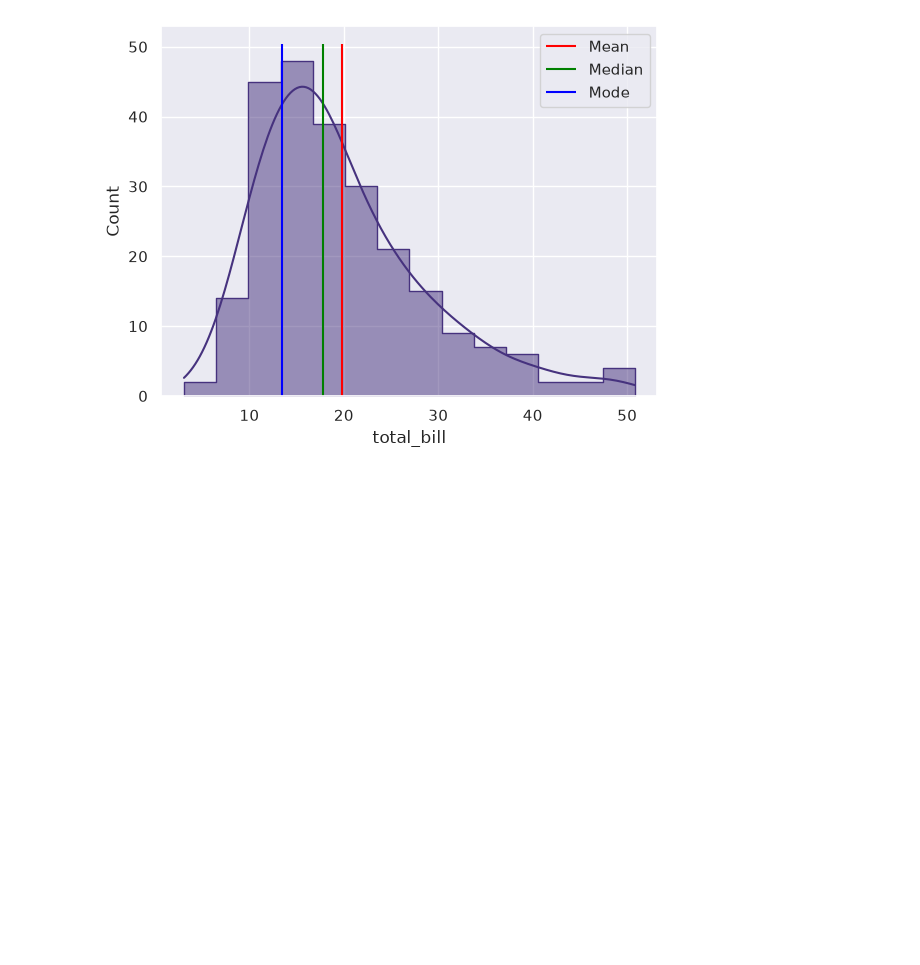
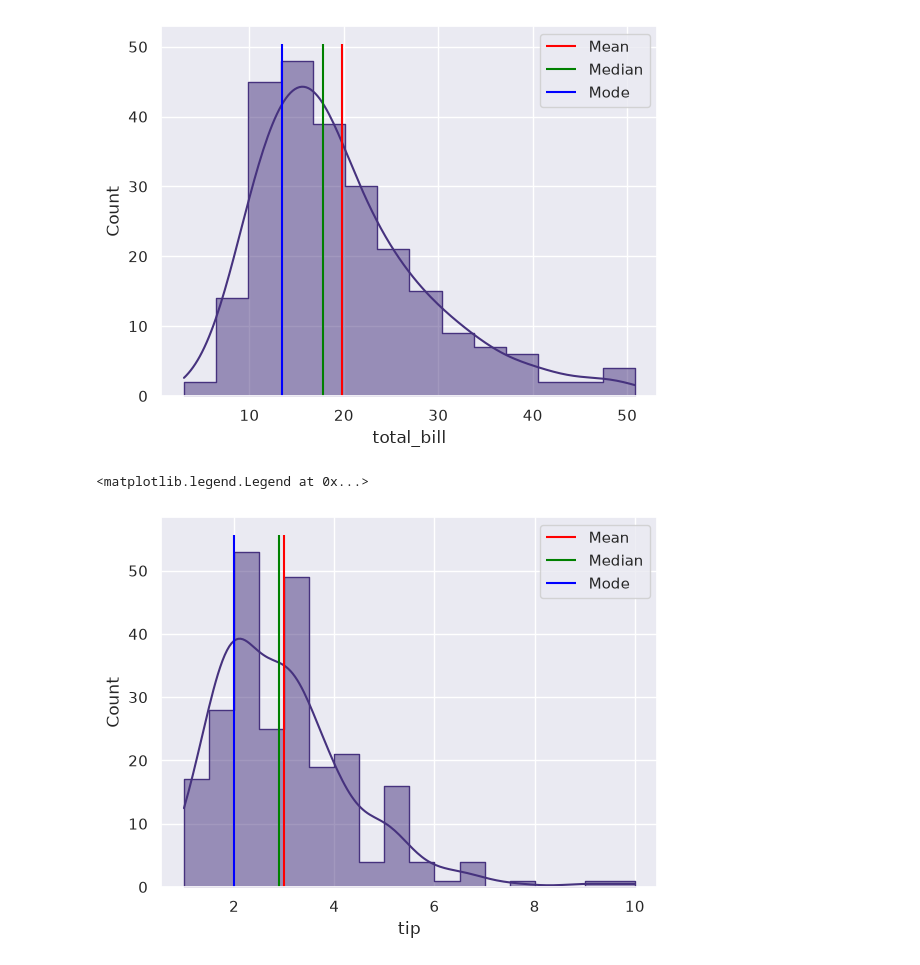
Before and after one commit to amir-razmi/tips-dataset-regression, a Jupyter notebook: notebooks/2-data-visualization.ipynb, the cells around one changed output. Saved outputs shown, nothing was run; the diff lists cells and outputs as text; code cells hidden in the pictures; blank space fills up the shorter version.

Commit message:
feat(eda): visualize tip distribution and central tendencies

```diff
--- a/notebooks/2-data-visualization.ipynb
+++ b/notebooks/2-data-visualization.ipynb
@@ -38,3 +38,16 @@ ax.legend()
 # %% [output]
 <matplotlib.legend.Legend at 0x...>
 [figure]
+# %%
+ax = sns.histplot(data=df, x='tip', element='step', kde=True)
+ylim = ax.get_ylim()[1]
+ax.vlines(x=df['tip'].mean(), ymin=0, ymax=ylim, color='red', label='Mean')
+ax.vlines(x=df['tip'].median(), ymin=0, ymax=ylim, color='green', label='Median')
+ax.vlines(x=df['tip'].mode(), ymin=0, ymax=ylim, color='blue', label='Mode')
+
+ax.legend()
+
+#INFO: tip distribution is positively skewed
+# %% [output]
+<matplotlib.legend.Legend at 0x...>
+[figure, added]
```
Also changed, not shown: parts of 1 cell of this notebook.
